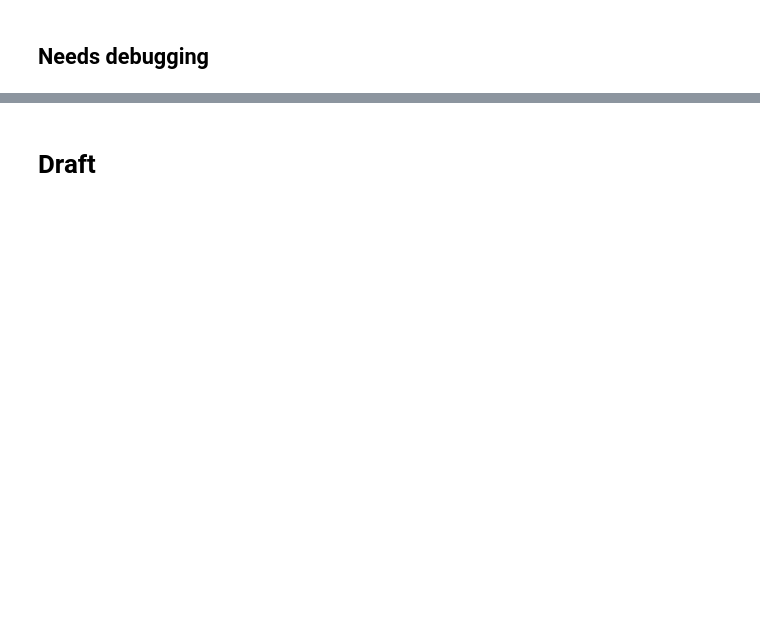
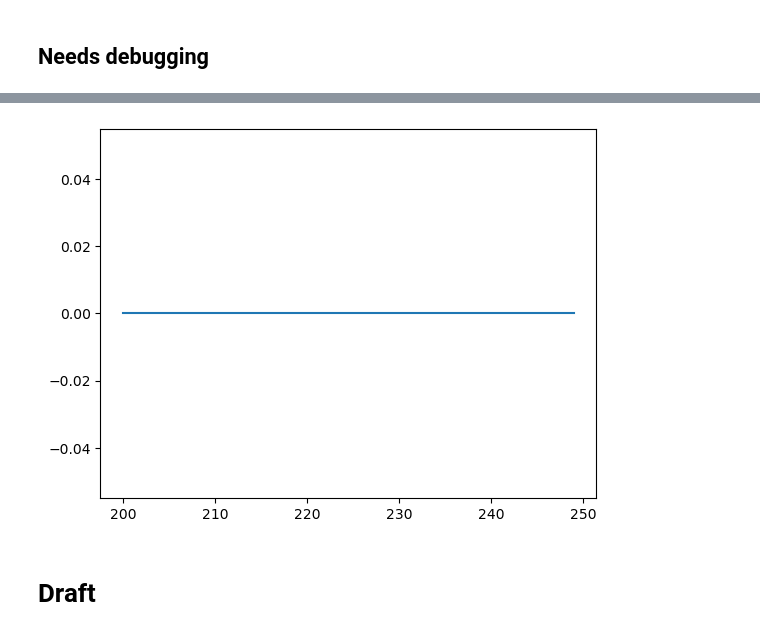
Before and after one commit to marindigen/mountain_car, a Jupyter notebook: non_domain_specific_reward.ipynb, the cells around one changed output, grey strips where cells are left out. Drawn from its saved outputs; the diff is of its cells as text; code cells hidden in the pictures; blank space fills up the shorter version.

```diff
--- a/non_domain_specific_reward.ipynb
+++ b/non_domain_specific_reward.ipynb
@@ -333,3 +348,13 @@ plt.plot(loss_store)
+# %%
+import numpy as np
+cumulative_reward = np.zeros(250)
+for i in range(250):
+    cumulative_reward[i] = np.sum(model.intrinsic_rewards[i*200:(i+1)*200])
+
+plt.plot(cumulative_reward)
+plt.show()
+# %% [output]
+[figure, added]
 # %% [markdown]
 # Draft
 # %%
```
Also changed, not shown: parts of 7 cells of this notebook, 1 other file.
